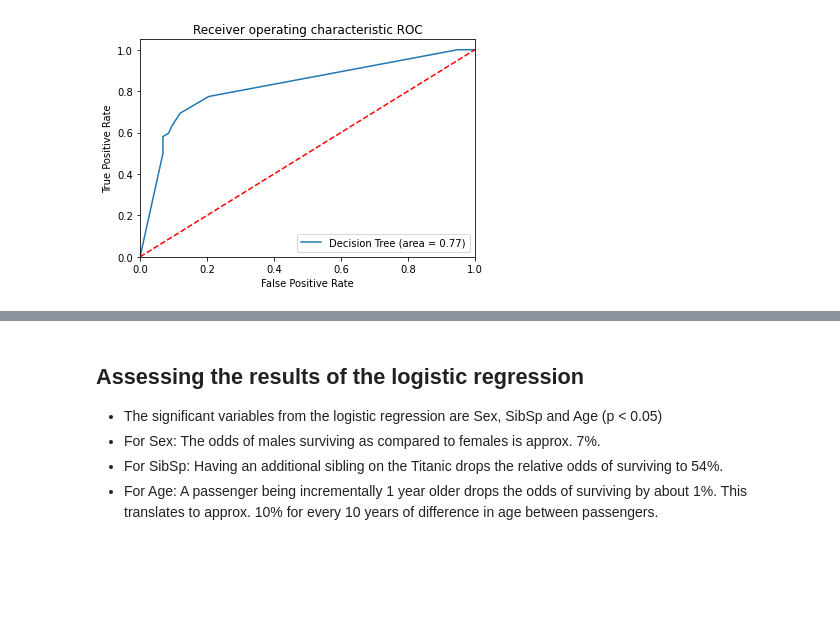
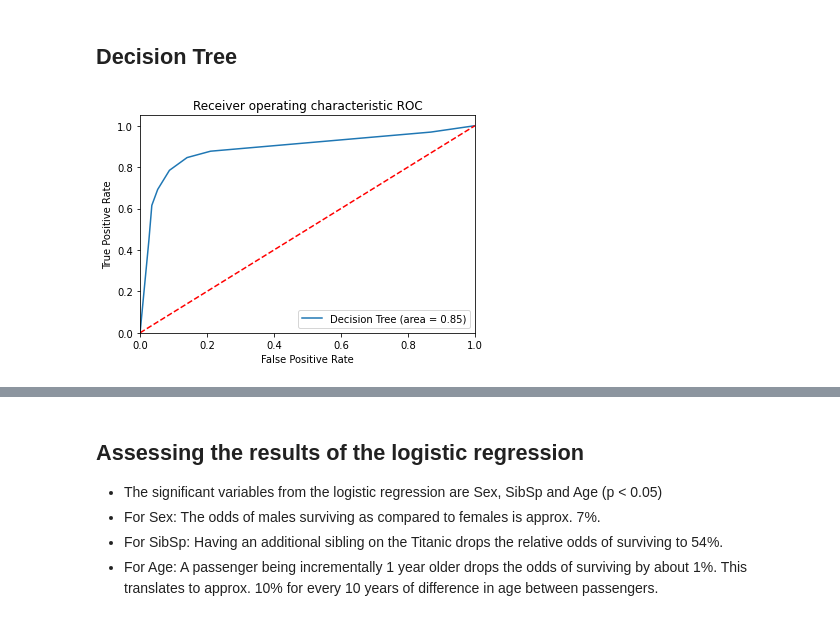
Before and after one commit to asimdatye/Kaggle-Titanic-Challenge, a Jupyter notebook: modeldev.ipynb, the cells around one changed output, grey strips where cells are left out. Saved outputs shown, nothing was run; the diff lists cells and outputs as text; code cells hidden in the pictures; blank space fills up the shorter version.

```diff
--- a/modeldev.ipynb
+++ b/modeldev.ipynb
@@ -11,11 +11,16 @@ import numpy as np
 import matplotlib.pyplot as plt
 from sklearn.tree import DecisionTreeClassifier
 import pandas as pd
+from sklearn.ensemble import RandomForestClassifier
+from sklearn.datasets import make_classification
 from sklearn import preprocessing
 from sklearn import tree
 from sklearn.metrics import classification_report, confusion_matrix, accuracy_score, roc_auc_score, roc_curve
 from sklearn.model_selection import train_test_split, cross_val_score
 from sklearn.linear_model import LogisticRegression
+from sklearn.calibration import CalibrationDisplay, CalibratedClassifierCV
+from matplotlib.gridspec import GridSpec
+
 
 from kaggle.api.kaggle_api_extended import KaggleApi
 
@@ -33,23 +38,27 @@ api.competition_download_file('titanic',
                               'test.csv', path='./data/')
 
 df_train = pd.read_csv('data/train.csv')
-X = df_train.drop(['Survived'], axis = 1)
-y = df_train.Survived
+X = df_train.drop(['Survived', 'Name', 'PassengerId', "Cabin"], axis = 1)
+y = df_train['Survived']
 
 X = X.apply(preprocessing.LabelEncoder().fit_transform)
 
-X_train, X_test, y_train, y_test = train_test_split(X, y, test_size=0.20)
+X_train, X_test, y_train, y_test = train_test_split(X, y, test_size=0.20, random_state=123)
 
-# df_test = pd.read_csv('data/test.csv')
+#df_test = pd.read_csv('data/test.csv')
+#df_test = df_test.drop(['PassengerId', 'Name', 'Cabin', 'Ticket'], axis = 1)
 
-model = DecisionTreeClassifier(max_depth = 5)
-fit = model.fit(X_train, y_train)
+tree = DecisionTreeClassifier(max_depth = 5)
+fit = tree.fit(X_train, y_train)
 
-y_pred = model.predict(X_test)
+y_pred = tree.predict(X_test)
 
 print(confusion_matrix(y_test, y_pred))
 print(classification_report(y_test, y_pred))
 print(accuracy_score(y_test, y_pred, normalize = True))
+
+scores = cross_val_score(tree, X, y, cv=5)
+print("%0.2f accuracy with a standard deviation of %0.2f" % (scores.mean(), scores.std()))
 # %% [output]
 gender_submission.csv: Skipping, found more recently modified local copy (use --force to force download)
 train.csv: Skipping, found more recently modified local copy (use --force to force download)
@@ -91,17 +79,19 @@ tree.plot_tree(fit, fontsize = 10, feature_names = X_test.columns)
+# %% [markdown]
+## Decision Tree
 # %%
-tree_roc_auc = roc_auc_score(y_test, model.predict(X_test))
-fpr, tpr, thresholds = roc_curve(y_test, model.predict_proba(X_test)[:,1])
+tree_roc_auc = roc_auc_score(y_test, tree.predict(X_test))
+fpr, tpr, thresholds = roc_curve(y_test, tree.predict_proba(X_test)[:,1])
 
 plt.figure()
 plt.plot(fpr, tpr, label='Decision Tree (area = %0.2f)' % tree_roc_auc)
 plt.plot([0, 1], [0, 1],'r--')
 plt.xlim([0.0, 1.0])
 plt.ylim([0.0, 1.05])
 plt.xlabel('False Positive Rate')
 plt.ylabel('True Positive Rate')
 plt.title('Receiver operating characteristic ROC')
 plt.legend(loc="lower right")
 
 plt.show()
 # %% [output]
-[figure, old version]
+[figure, new version]
```
Also changed, not shown: parts of 14 cells of this notebook.
